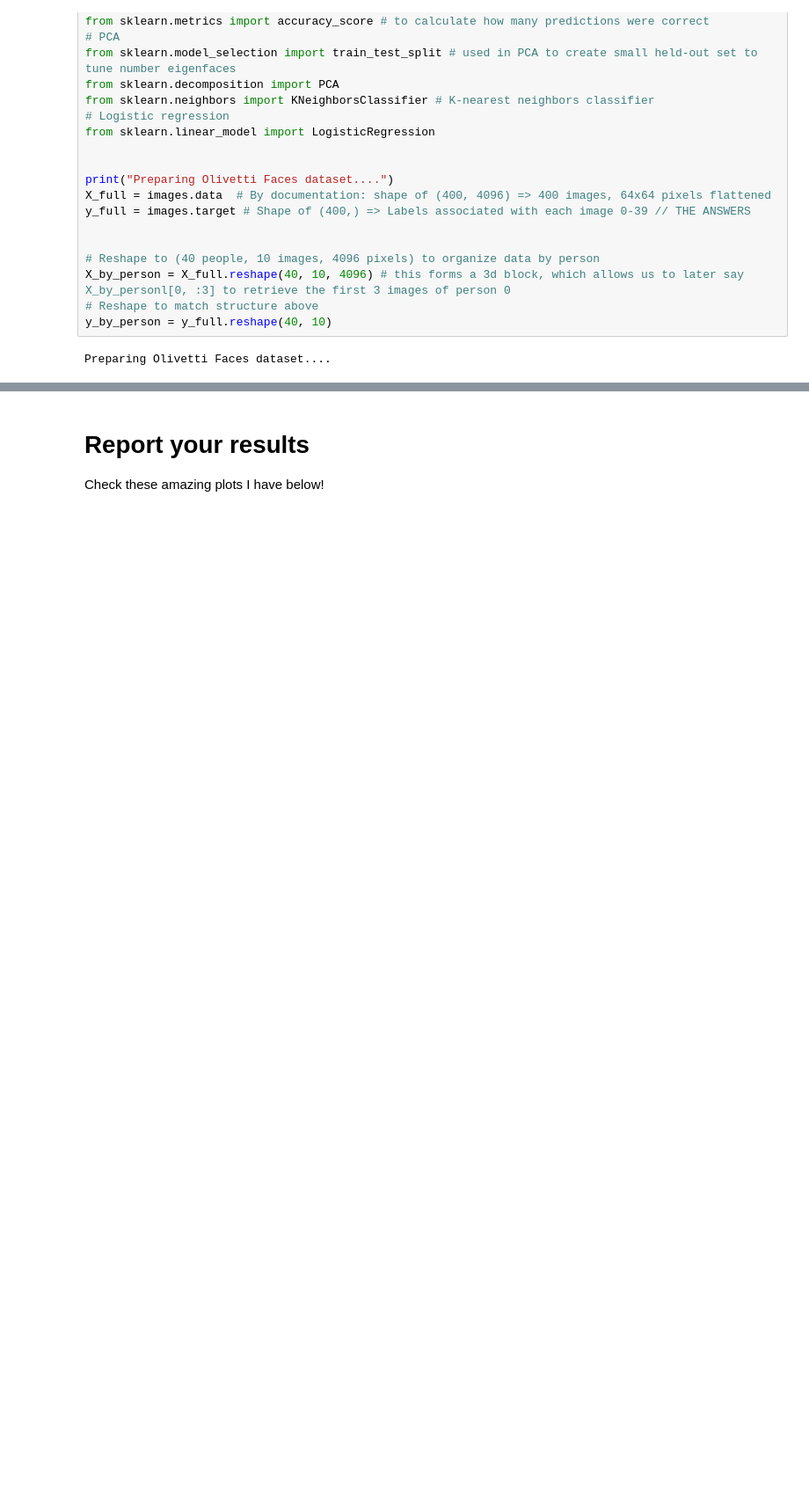
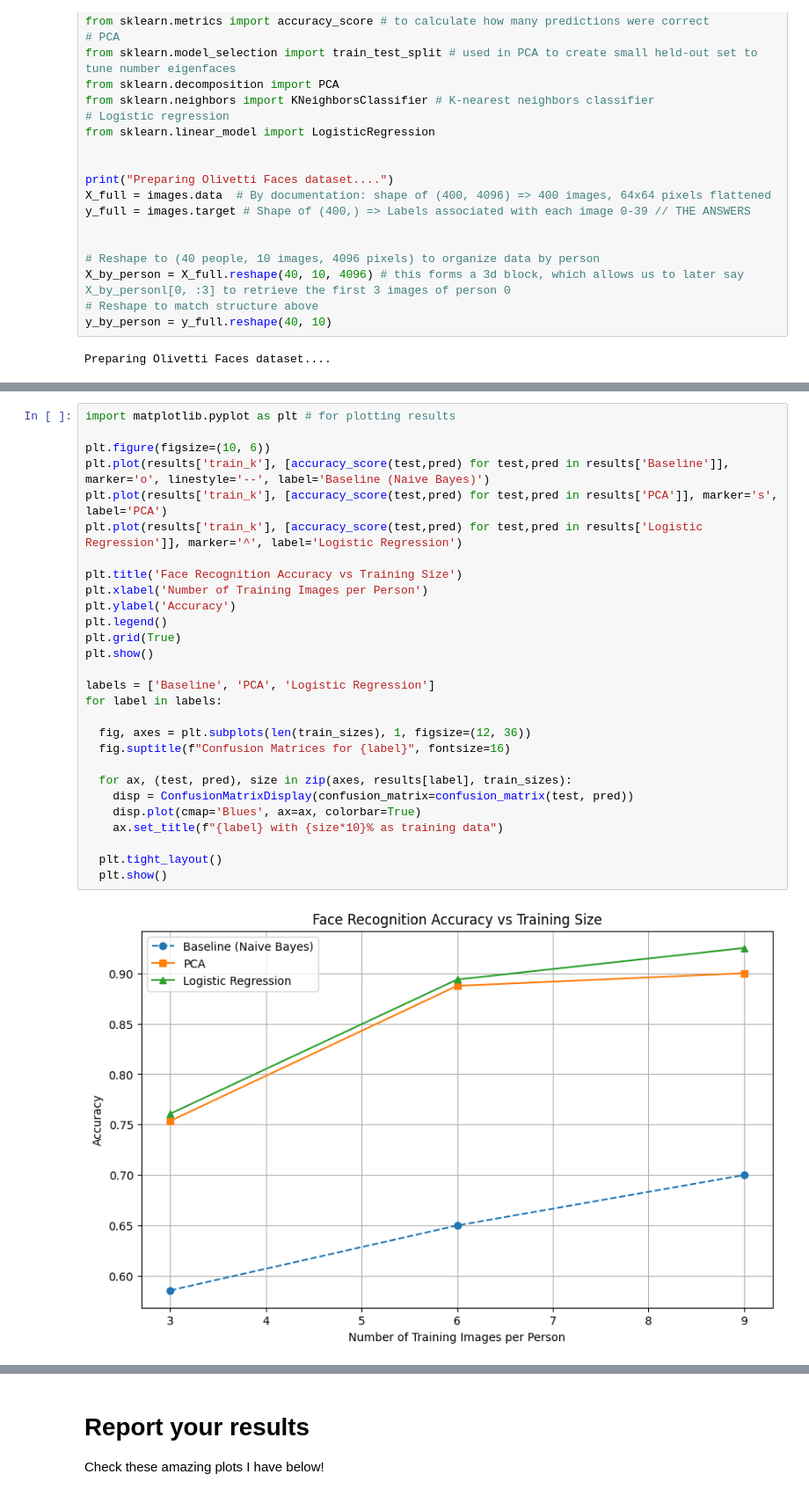
Before and after one commit to mmosoriov/proj5_DL, a Jupyter notebook: Part1_ML.ipynb, the cells around one changed output, grey strips where cells are left out. Shown at 88% size. Saved outputs shown, nothing was run; the diff lists cells and outputs as text; blank space fills up the shorter version.

```diff
--- a/Part1_ML.ipynb
+++ b/Part1_ML.ipynb
@@ -344,0 +411,30 @@ Images/Person train  | Baseline        | PCA             | Logistic Reg
+# %%
+import matplotlib.pyplot as plt # for plotting results
+
+plt.figure(figsize=(10, 6))
+plt.plot(results['train_k'], [accuracy_score(test,pred) for test,pred in results['Baseline']], marker='o', linestyle='--', label='Baseline (Naive Bayes)')
+plt.plot(results['train_k'], [accuracy_score(test,pred) for test,pred in results['PCA']], marker='s', label='PCA')
+plt.plot(results['train_k'], [accuracy_score(test,pred) for test,pred in results['Logistic Regression']], marker='^', label='Logistic Regression')
+
+plt.title('Face Recognition Accuracy vs Training Size')
+plt.xlabel('Number of Training Images per Person')
+plt.ylabel('Accuracy')
+plt.legend()
+plt.grid(True)
+plt.show()
+
+labels = ['Baseline', 'PCA', 'Logistic Regression']
+for label in labels:
+
+  fig, axes = plt.subplots(len(train_sizes), 1, figsize=(12, 36))
+  fig.suptitle(f"Confusion Matrices for {label}", fontsize=16)
+
+  for ax, (test, pred), size in zip(axes, results[label], train_sizes):
+    disp = ConfusionMatrixDisplay(confusion_matrix=confusion_matrix(test, pred))
+    disp.plot(cmap='Blues', ax=ax, colorbar=True)
+    ax.set_title(f"{label} with {size*10}% as training data")
+
+  plt.tight_layout()
+  plt.show()
+# %% [output]
+[figure, added]
```
Also changed, not shown: parts of 20 cells of this notebook.
